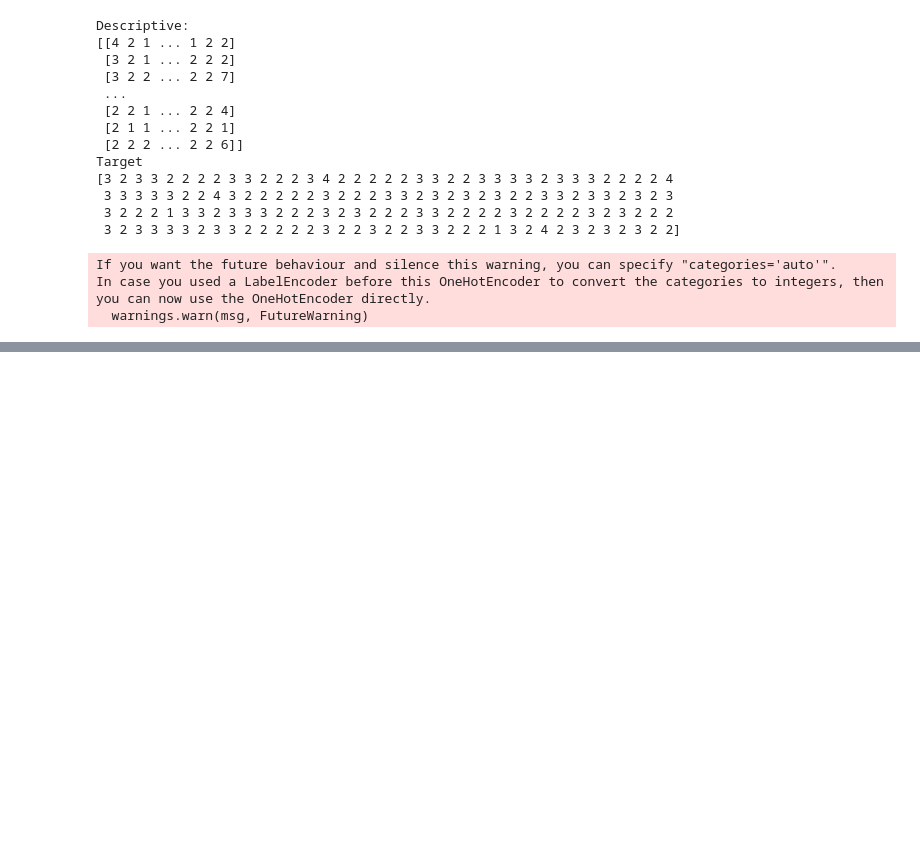
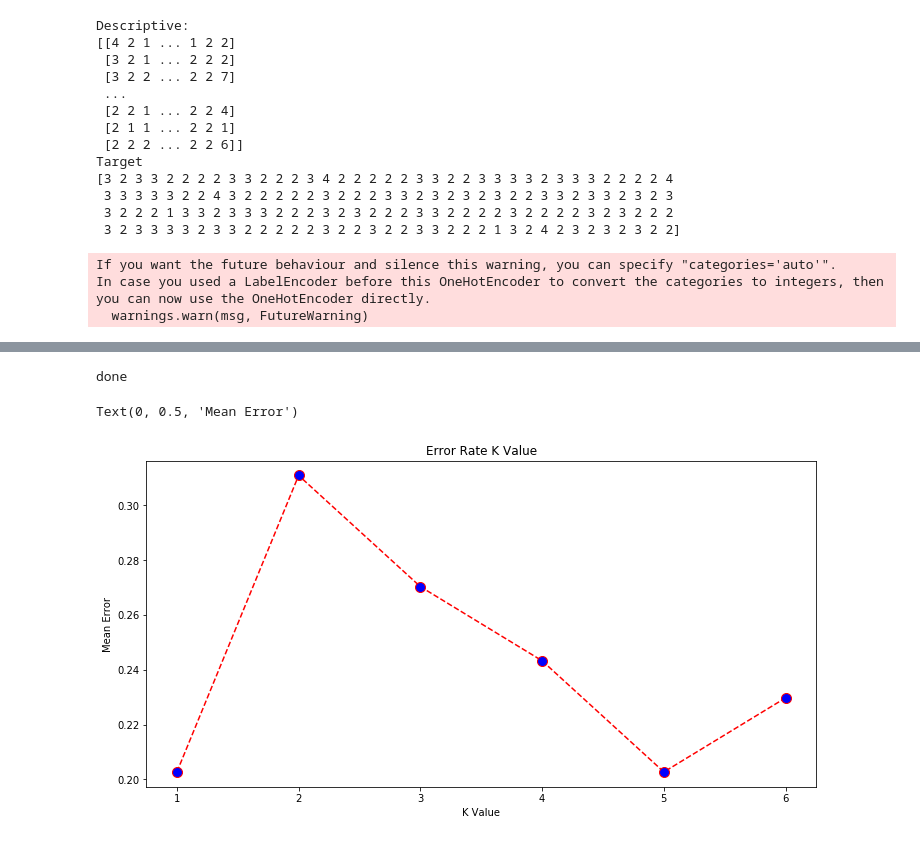
Before and after one commit to manueltarouca/mestrado_aed, a Jupyter notebook: knn/lymphography4.ipynb, the cells around one changed output, grey strips where cells are left out. Saved outputs shown, nothing was run; the diff lists cells and outputs as text; code cells hidden in the pictures; blank space fills up the shorter version.

```diff
--- a/knn/lymphography4.ipynb
+++ b/knn/lymphography4.ipynb
@@ -80,9 +80,9 @@ descriptiveTraining, descriptiveTest, targetTraining, targetTest = train_test_sp
 #print(descriptiveTraining)
 #print(descriptiveTest)
 # %%
-#Naive Bayes Algorithm & Test
-from sklearn.ensemble import RandomForestClassifier
-classifier = RandomForestClassifier(n_estimators=50, criterion='entropy', random_state=0)
+#kNN Algorithm & Test
+from sklearn.neighbors import KNeighborsClassifier
+classifier = KNeighborsClassifier(n_neighbors=5, metric='minkowski', p=2)
 classifier.fit(descriptiveTraining, targetTraining)
 prediction = classifier.predict(descriptiveTest)
 # %%
@@ -104,0 +119,22 @@ Confusion matrix:
+# %%
+import matplotlib.pyplot as plt
+import numpy as np
+error = []
+
+# Calculating error for K values between 1 and 8
+for i in range(1, 7):
+    knn = KNeighborsClassifier(n_neighbors=i)
+    knn.fit(descriptiveTraining, targetTraining)
+    pred_i = knn.predict(descriptiveTest)
+    error.append(np.mean(pred_i != targetTest))
+
+plt.figure(figsize=(12, 6))
+plt.plot(range(1, 7), error, color='red', linestyle='dashed', marker='o',
+         markerfacecolor='blue', markersize=10)
+plt.title('Error Rate K Value')
+plt.xlabel('K Value')
+plt.ylabel('Mean Error')
+# %% [output]
+done
+Text(0, 0.5, 'Mean Error')
+[figure, added]
```
Also changed, not shown: parts of 1 cell of this notebook, 19 other files.
